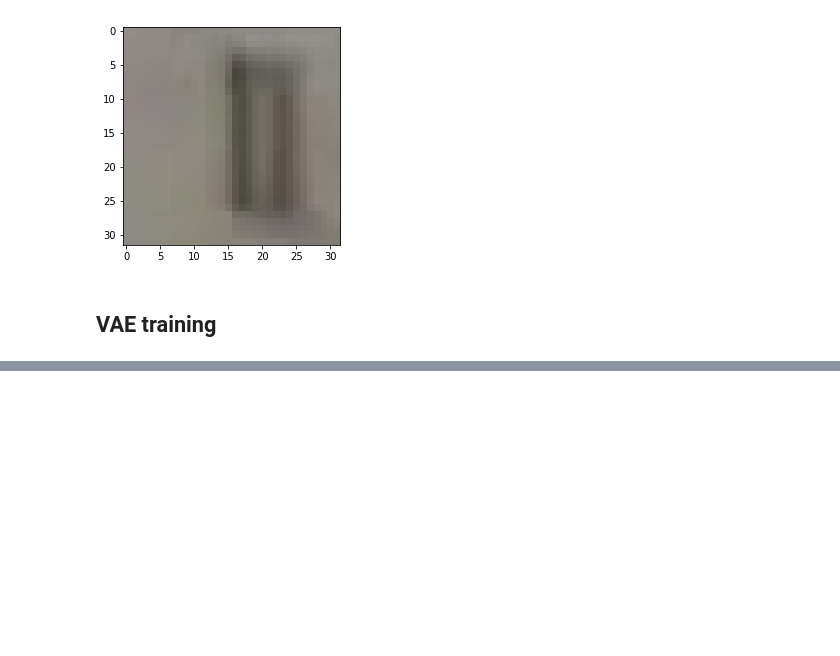
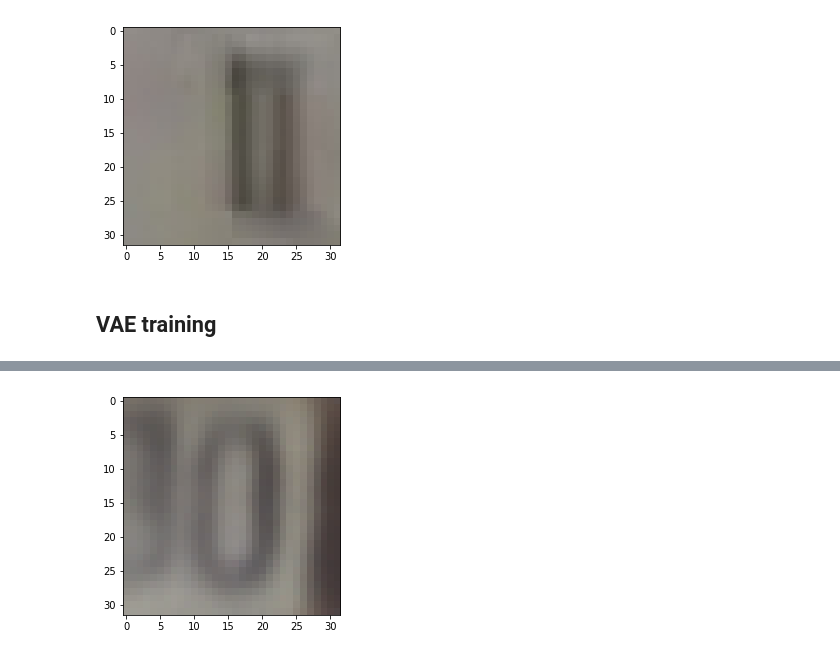
Before and after one commit to PBarde/IFT6135H19_assignment, a Jupyter notebook: assignment3/q3.ipynb, the cells around one changed output, grey strips where cells are left out. Saved outputs shown, nothing was run; the diff lists cells and outputs as text; code cells hidden in the pictures; blank space fills up the shorter version.

```diff
--- a/assignment3/q3.ipynb
+++ b/assignment3/q3.ipynb
@@ -199,0 +257,11 @@ for i in range(10):
+# %%
+# perturbate every dimension one at a time
+for i in range(latent_variables.shape[1]):
+    perturbed_latent_variables = latent_variables.clone()
+    if perturbed_latent_variables[0, i] < 0:
+        perturbed_latent_variables[0, i] += 2
+    else:
+        perturbed_latent_variables[0, i] -= 2
+    generateImageWithVAE(vae_model, f"{vae_model.type}_{i}_perturbed.jpg", perturbed_latent_variables, True)
+# %% [output]
+[figure, added]
```
Also changed, not shown: parts of 13 cells of this notebook, 1 other file.
